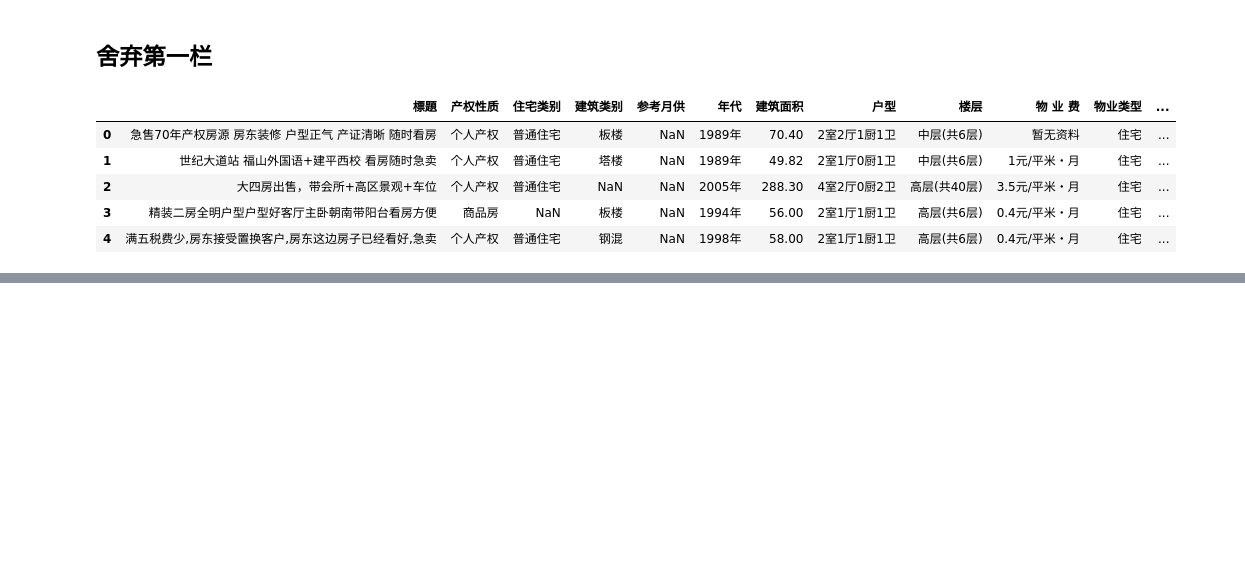
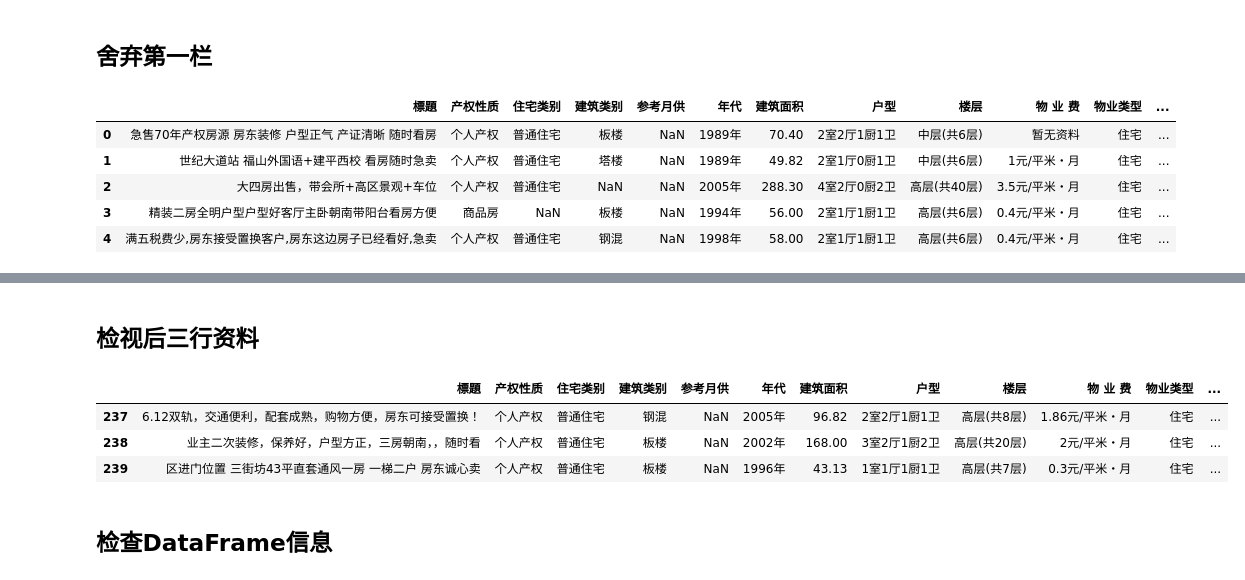
Before and after one commit to chocoai/DSAnaconda, a Jupyter notebook: 3.6HouseDataMissingValueDetectionandImputation.ipynb, the cells around one changed output, grey strips where cells are left out. Cells and saved outputs as stored; diff of their text form; code cells hidden in the pictures; blank space fills up the shorter version.

```diff
--- a/3.6HouseDataMissingValueDetectionandImputation.ipynb
+++ b/3.6HouseDataMissingValueDetectionandImputation.ipynb
@@ -25,0 +63,11 @@ df.head()
+# %% [markdown]
+## 检视后三行资料
+# %%
+df.tail(3)
+# %% [output]
+|  | 標題 | 产权性质 | 住宅类别 | 建筑类别 | 参考月供 | 年代 | 建筑面积 | 户型 | 楼层 | 物 业 费 | 物业类型 | ... |
+| 237 | 6.12双轨，交通便利，配套成熟，购物方便，房东可接受置换！ | 个人产权 | 普通住宅 | 钢混 | NaN | 2005年 | 96.82 | 2室2厅1厨1卫 | 高层(共8层) | 1.86元/平米・月 | 住宅 | ... |
+| 238 | 业主二次装修，保养好，户型方正，三房朝南，，随时看 | 个人产权 | 普通住宅 | 板楼 | NaN | 2002年 | 168.00 | 3室2厅1厨2卫 | 高层(共20层) | 2元/平米・月 | 住宅 | ... |
+| 239 | 区进门位置 三街坊43平直套通风一房 一梯二户 房东诚心卖 | 个人产权 | 普通住宅 | 板楼 | NaN | 1996年 | 43.13 | 1室1厅1厨1卫 | 高层(共7层) | 0.3元/平米・月 | 住宅 | ... |
+# %% [markdown]
+## 检查DataFrame信息
```
Also changed, not shown: parts of 45 cells of this notebook.
